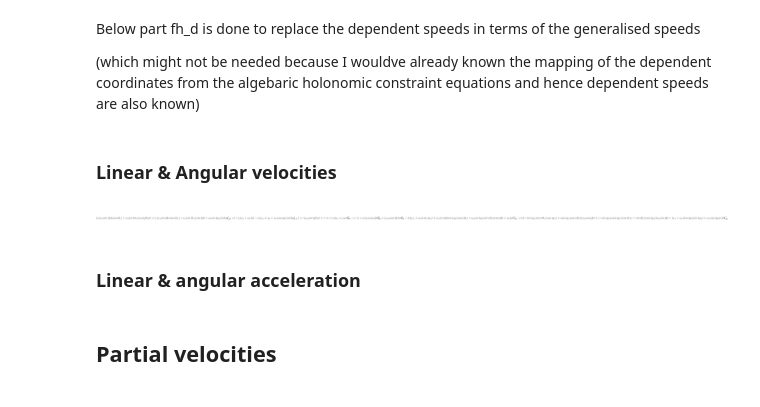
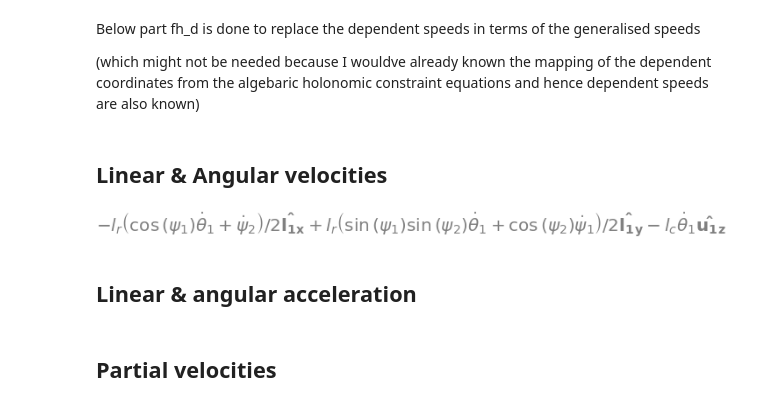
Before and after one commit to Soorajvasu/Biomechanics_math_modelling, a Jupyter notebook: torso_mechanism/torso dynamics/torso_dynamics.ipynb, the cells around one changed output. Cells and saved outputs as stored; diff of their text form; code cells hidden in the pictures.

```diff
--- a/torso_mechanism/torso dynamics/torso_dynamics.ipynb
+++ b/torso_mechanism/torso dynamics/torso_dynamics.ipynb
@@ -199,30 +199,32 @@ Below part fh_d is done to replace the dependent speeds in terms of the generali
 
 # me.find_dynamicsymbols(fh_d)
 # %% [markdown]
-### Linear & Angular velocities
+## Linear & Angular velocities
 # %%
 O.set_vel(N, 0)
 T.set_vel(B, 0)
 C1.set_vel(U1, 0)
 C2.set_vel(U2, 0)
 R1.set_vel(L1, 0)
 R2.set_vel(L2, 0)
 
 B.set_ang_vel(N, B.ang_vel_in(N).xreplace(qdot_N_replace))
 U1.set_ang_vel(N, U1.ang_vel_in(N).xreplace(qdot_N_replace))
 L1.set_ang_vel(N, L1.ang_vel_in(N).xreplace(qdot_N_replace))
 U2.set_ang_vel(N, U2.ang_vel_in(N).xreplace(qdot_N_replace))
 L2.set_ang_vel(N, L2.ang_vel_in(N).xreplace(qdot_N_replace))
 
 T.set_vel(N, T.v2pt_theory(O, N, B))
 C1.set_vel(N, C1.v2pt_theory(O, N, U1))
-R1.set_vel(N, R1.v2pt_theory(C1, N, 1))
+R1.set_vel(N, R1.v2pt_theory(O, N, L2))
 C2.set_vel(N, C2.v2pt_theory(O, N, U2))
-R2.set_vel(N, R2.v2pt_theory(C2, N, L2))
+R2.set_vel(N, R2.v2pt_theory(O, N, L2))
+
+R1.vel(B)
 # %% [output]
-[figure, old version]
+[figure, new version]
 # %% [markdown]
-### Linear & angular acceleration
+## Linear & angular acceleration
 # %%
 B.set_ang_acc(N, B.ang_acc_in(N).xreplace(qdot_N_replace))
 U1.set_ang_acc(N, U1.ang_acc_in(N).xreplace(qdot_N_replace))
```
Also changed, not shown: parts of 3 cells of this notebook, 1 other file.
